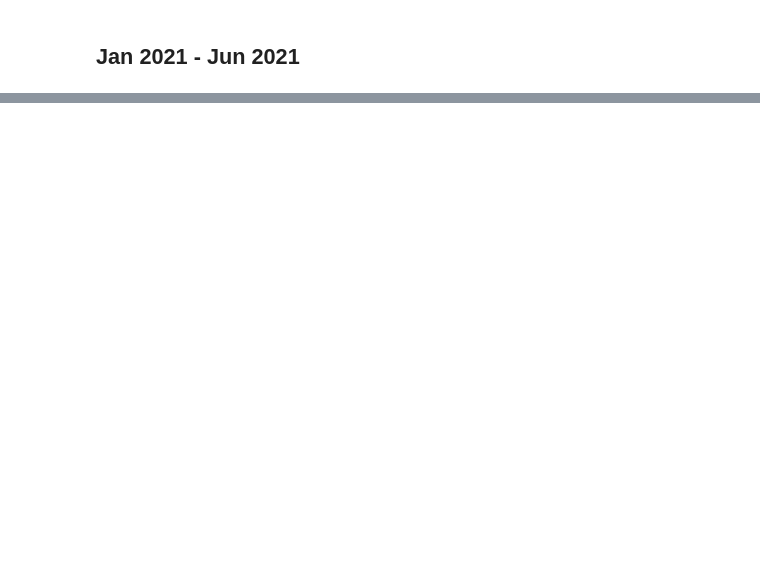
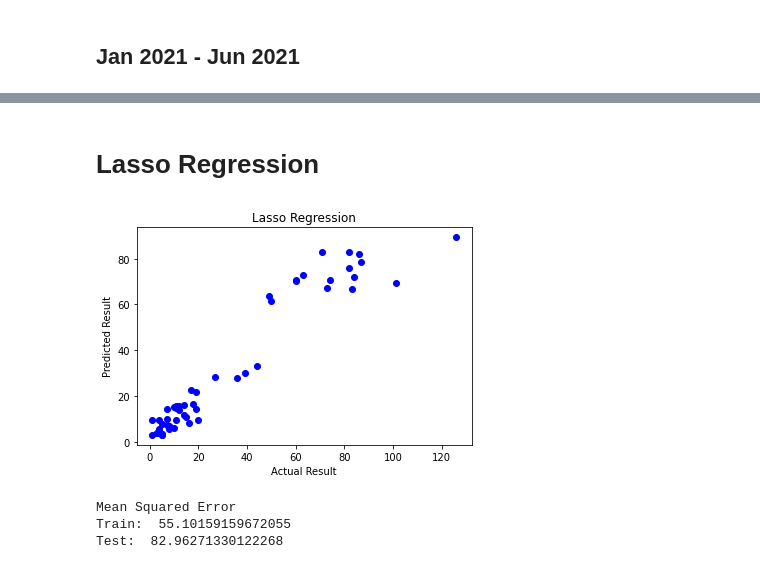
Before and after one commit to Osama29/Predicting-Covid-Cases-in-Malaysia-using-AI, a Jupyter notebook: Main Code.ipynb, the cells around one changed output, grey strips where cells are left out. Cells and saved outputs as stored; diff of their text form; code cells hidden in the pictures; blank space fills up the shorter version.

```diff
--- a/Main Code.ipynb
+++ b/Main Code.ipynb
@@ -91,0 +75,13 @@ KeyError: ('cases_new', 'cases_unvax', 'cases_pvax', 'cases_fvax', 'cases_0_4',
+# %%
+#Copy data from features into X
+x = features.copy()
+
+#Copy deaths_new from features into Y
+y = features['deaths_new']
+
+#Deletes the death_new column from X
+del x['deaths_new']
+
+#Test
+#print(x)
+#print(y)
@@ -91,0 +90,4 @@ KeyError: ('cases_new', 'cases_unvax', 'cases_pvax', 'cases_fvax', 'cases_0_4',
+# %%
+# Define training, testing and validation data set
+
+x_train, x_test, y_train, y_test = train_test_split(x,y,test_size=0.3)
@@ -91,0 +156,34 @@ KeyError: ('cases_new', 'cases_unvax', 'cases_pvax', 'cases_fvax', 'cases_0_4',
+# %% [markdown]
+# Lasso Regression
+# %%
+#Lasso Regression
+
+#Create an instance of the class with alpha of 3
+
+LS = Lasso(alpha=3.0)
+
+#Fit the train data
+
+LS.fit(x_train, y_train)
+
+# Use Lasso to visualise
+y_train_pred = LS.predict(x_train)
+y_train_mse = mean_squared_error(y_train, y_train_pred)
+y_test_pred = LS.predict(x_test)
+y_test_mse = mean_squared_error(y_test, y_test_pred)
+
+# Plotting graph
+plt.scatter(y_test, y_test_pred, color='blue')
+plt.title('Lasso Regression')
+plt.xlabel('Actual Result')
+plt.ylabel('Predicted Result')
+plt.show()
+
+print("Mean Squared Error")
+print("Train: ", y_train_mse)
+print("Test: ", y_test_mse)
+# %% [output]
+[figure, added]
+Mean Squared Error
+Train:  55.10159159672055
+Test:  82.96271330122268
```
Also changed, not shown: parts of 18 cells of this notebook.
